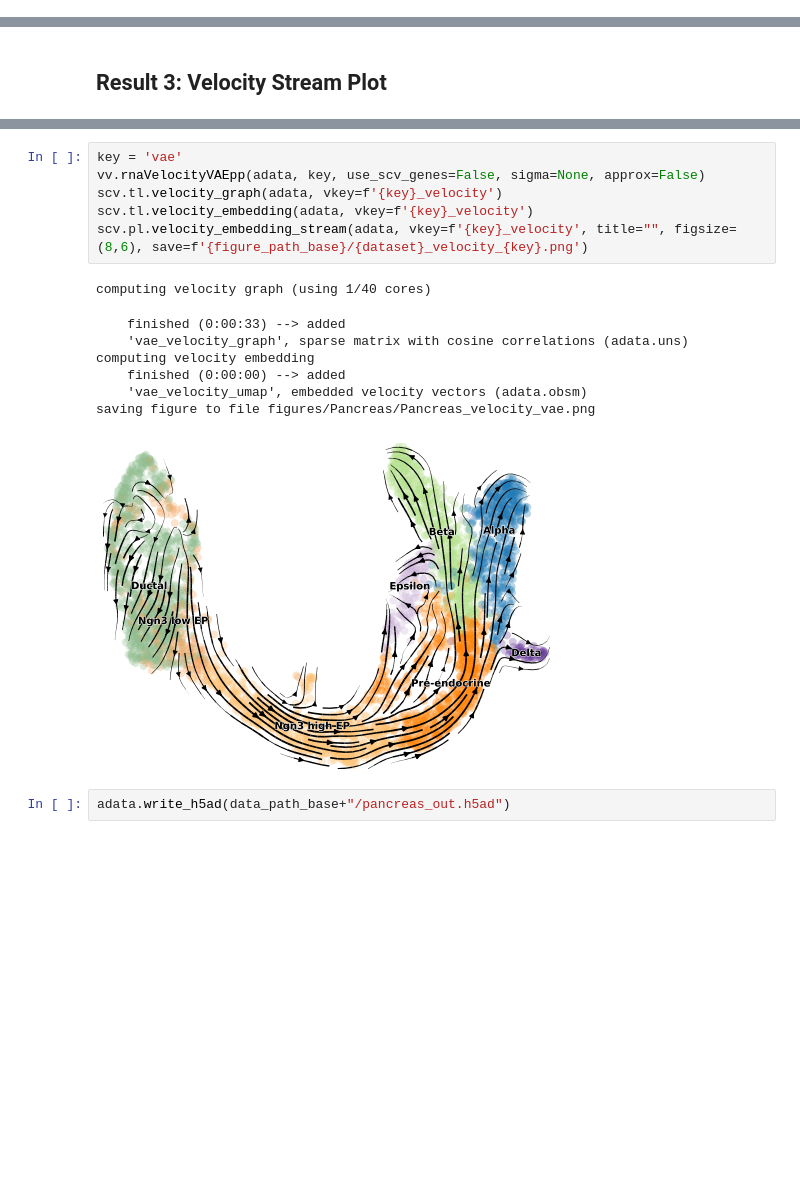
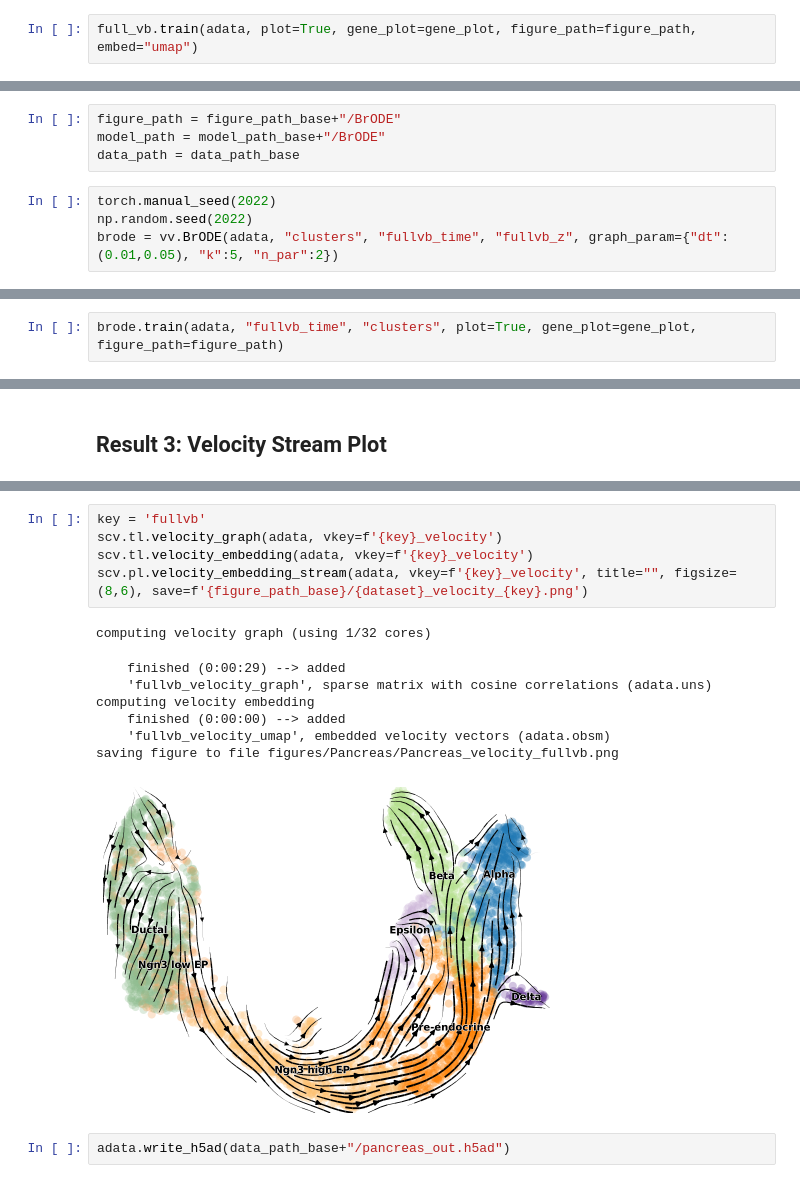
Before and after one commit to welch-lab/VeloVAE, a Jupyter notebook: notebooks/velovae_example.ipynb, the cells around one changed output, grey strips where cells are left out. Saved outputs shown, nothing was run; the diff lists cells and outputs as text; blank space fills up the shorter version.

```diff
--- a/notebooks/velovae_example.ipynb
+++ b/notebooks/velovae_example.ipynb
@@ -208,0 +152,2 @@ with open(figure_path+'/config.txt','w') as f:
+# %%
+full_vb.train(adata, plot=True, gene_plot=gene_plot, figure_path=figure_path, embed="umap")
@@ -208,0 +177,8 @@ with open(figure_path+'/config.txt','w') as f:
+# %%
+figure_path = figure_path_base+"/BrODE"
+model_path = model_path_base+"/BrODE"
+data_path = data_path_base
+# %%
+torch.manual_seed(2022)
+np.random.seed(2022)
+brode = vv.BrODE(adata, "clusters", "fullvb_time", "fullvb_z", graph_param={"dt":(0.01,0.05), "k":5, "n_par":2})
@@ -208,0 +191,2 @@ with open(figure_path+'/config.txt','w') as f:
+# %%
+brode.train(adata, "fullvb_time", "clusters", plot=True, gene_plot=gene_plot, figure_path=figure_path)
@@ -325,17 +348,16 @@ saving figure to file figures/Pancreas/Pancreas_velocity_vae.png
 # %%
-key = 'vae'
-vv.rnaVelocityVAEpp(adata, key, use_scv_genes=False, sigma=None, approx=False)
+key = 'fullvb'
 scv.tl.velocity_graph(adata, vkey=f'{key}_velocity')
 scv.tl.velocity_embedding(adata, vkey=f'{key}_velocity')
 scv.pl.velocity_embedding_stream(adata, vkey=f'{key}_velocity', title="", figsize=(8,6), save=f'{figure_path_base}/{dataset}_velocity_{key}.png')
 # %% [output]
-computing velocity graph (using 1/40 cores)
+computing velocity graph (using 1/32 cores)
-    finished (0:00:33) --> added
-    'vae_velocity_graph', sparse matrix with cosine correlations (adata.uns)
+    finished (0:00:29) --> added
+    'fullvb_velocity_graph', sparse matrix with cosine correlations (adata.uns)
 computing velocity embedding
     finished (0:00:00) --> added
-    'vae_velocity_umap', embedded velocity vectors (adata.obsm)
-saving figure to file figures/Pancreas/Pancreas_velocity_vae.png
+    'fullvb_velocity_umap', embedded velocity vectors (adata.obsm)
+saving figure to file figures/Pancreas/Pancreas_velocity_fullvb.png
-[figure, old version]
+[figure, new version]
 # %%
 adata.write_h5ad(data_path_base+"/pancreas_out.h5ad")
```
Also changed, not shown: parts of 33 cells of this notebook.
